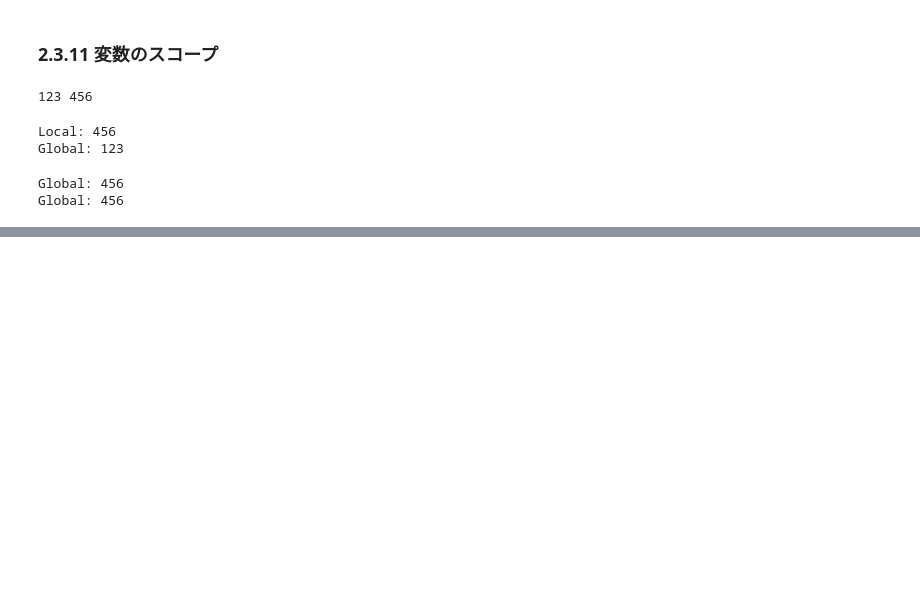
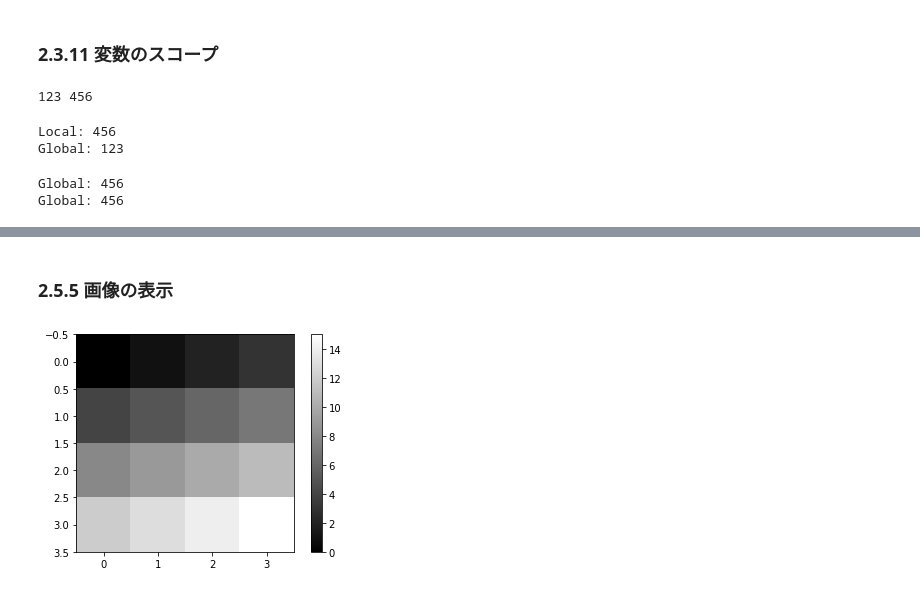
Before and after one commit to HidehikoMURAO/The-First-Deep-Learning, a Jupyter notebook: Chap2.ipynb, the cells around one changed output, grey strips where cells are left out. Drawn from its saved outputs; the diff is of its cells as text; code cells hidden in the pictures; blank space fills up the shorter version.

```diff
--- a/Chap2.ipynb
+++ b/Chap2.ipynb
@@ -234,0 +665,14 @@ Global: 456
+# %% [markdown]
+### 2.5.5 画像の表示
+# %%
+img = np.array([[0, 1, 2, 3],
+                [4, 5, 6, 7],
+                [8, 9, 10, 11],
+                [12, 13, 14, 15]])
+
+plt.imshow(img, "gray") # グレースケールで表示
+plt.colorbar()
+
+plt.show()
+# %% [output]
+[figure, added]
```
Also changed, not shown: parts of 77 cells of this notebook, 1 other file.
